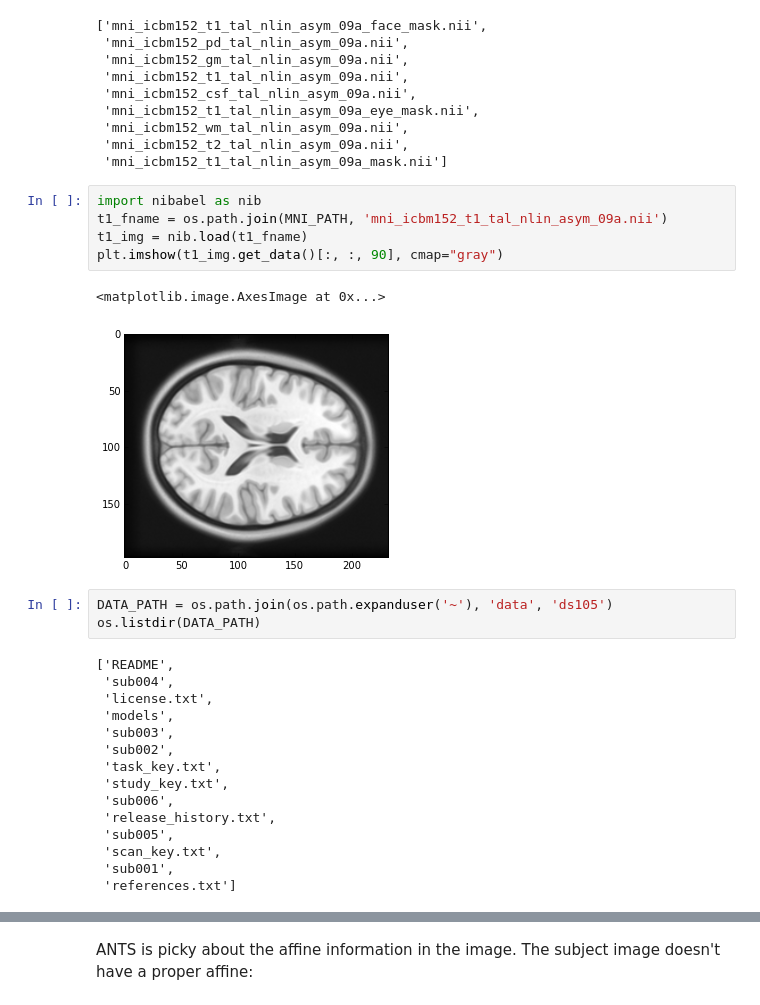
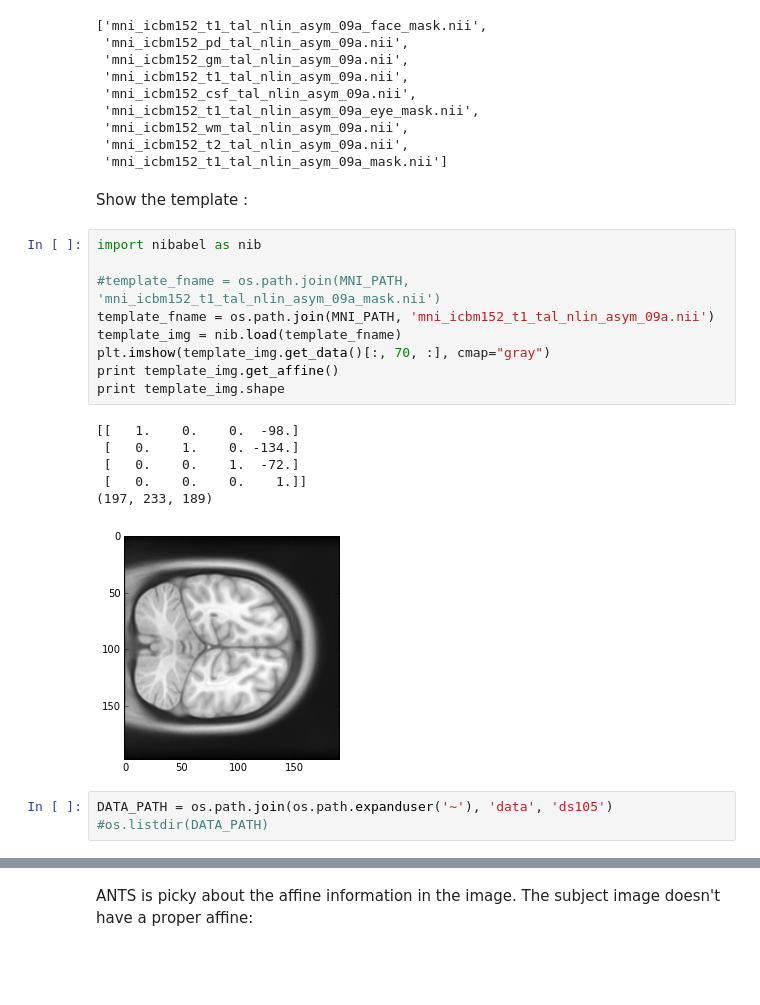
Before and after one commit to practical-neuroimaging/pna-notebooks, a Jupyter notebook: ANTS_normalization.ipynb, the cells around one changed output, grey strips where cells are left out. Saved outputs shown, nothing was run; the diff lists cells and outputs as text; blank space fills up the shorter version.

```diff
--- a/ANTS_normalization.ipynb
+++ b/ANTS_normalization.ipynb
@@ -26,31 +22,26 @@ os.listdir(MNI_PATH)
  'mni_icbm152_wm_tal_nlin_asym_09a.nii',
  'mni_icbm152_t2_tal_nlin_asym_09a.nii',
  'mni_icbm152_t1_tal_nlin_asym_09a_mask.nii']
+# %% [markdown]
+Show the template :
 # %%
 import nibabel as nib
-t1_fname = os.path.join(MNI_PATH, 'mni_icbm152_t1_tal_nlin_asym_09a.nii')
-t1_img = nib.load(t1_fname)
-plt.imshow(t1_img.get_data()[:, :, 90], cmap="gray")
+
+#template_fname = os.path.join(MNI_PATH, 'mni_icbm152_t1_tal_nlin_asym_09a_mask.nii')
+template_fname = os.path.join(MNI_PATH, 'mni_icbm152_t1_tal_nlin_asym_09a.nii')
+template_img = nib.load(template_fname)
+plt.imshow(template_img.get_data()[:, 70, :], cmap="gray")
+print template_img.get_affine()
+print template_img.shape
 # %% [output]
-<matplotlib.image.AxesImage at 0x...>
+[[   1.    0.    0.  -98.]
+ [   0.    1.    0. -134.]
+ [   0.    0.    1.  -72.]
+ [   0.    0.    0.    1.]]
+(197, 233, 189)
-[figure, old version]
+[figure, new version]
 # %%
 DATA_PATH = os.path.join(os.path.expanduser('~'), 'data', 'ds105')
-os.listdir(DATA_PATH)
+#os.listdir(DATA_PATH)
-# %% [output]
-['README',
- 'sub004',
- 'license.txt',
- 'models',
- 'sub003',
- 'sub002',
- 'task_key.txt',
- 'study_key.txt',
- 'sub006',
- 'release_history.txt',
- 'sub005',
- 'scan_key.txt',
- 'sub001',
- 'references.txt']
 # %%
 anat_fname = os.path.join(DATA_PATH, 'sub001', 'anatomy', 'highres001.nii.gz')
```
Also changed, not shown: parts of 34 cells of this notebook.
